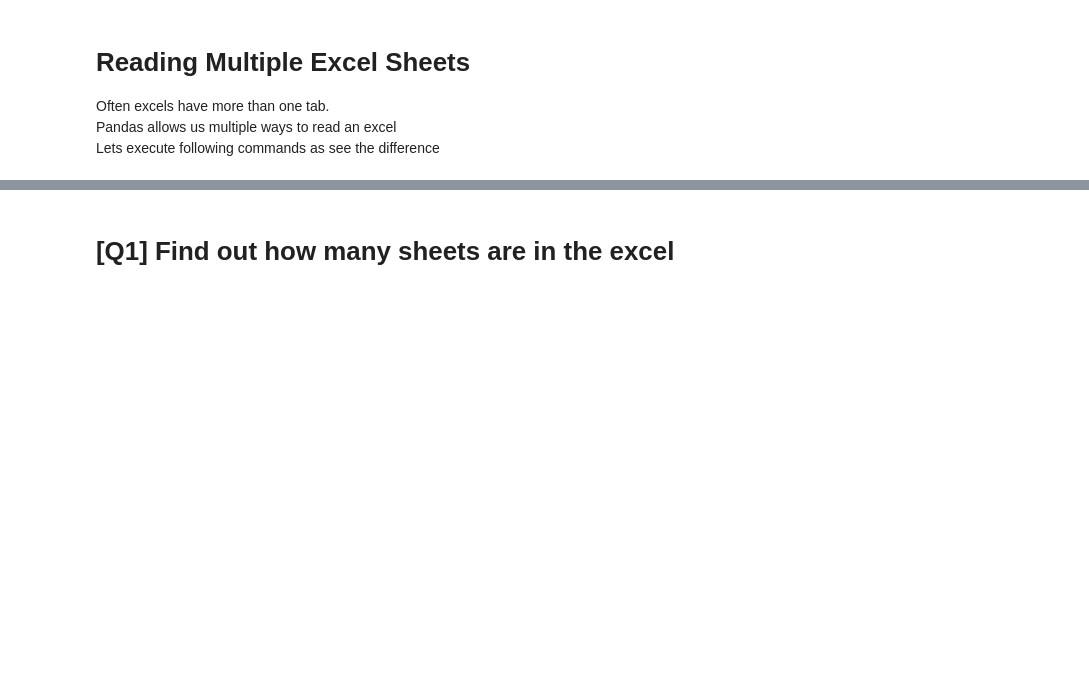
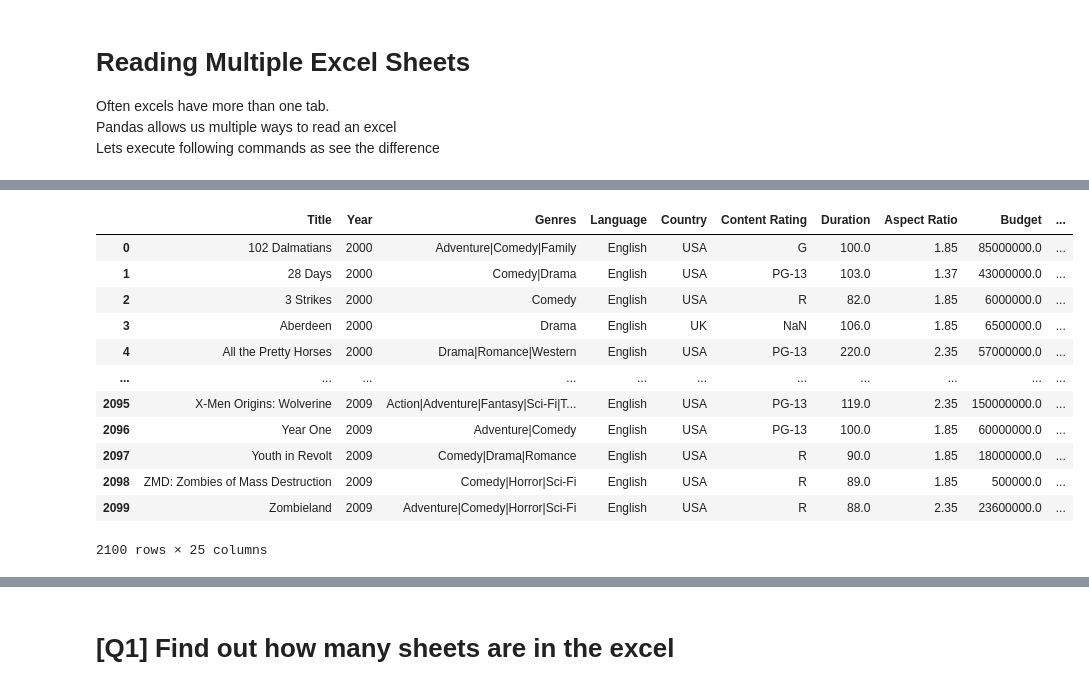
Before and after one commit to sinha1/qb-cfg-advance-pandas, a Jupyter notebook: 01_pandas_in_the_real_world.ipynb, the cells around one changed output, grey strips where cells are left out. Drawn from its saved outputs; the diff is of its cells as text; code cells hidden in the pictures; blank space fills up the shorter version.

```diff
--- a/01_pandas_in_the_real_world.ipynb
+++ b/01_pandas_in_the_real_world.ipynb
@@ -32,4 +62,19 @@ all_sheets = pd.read_excel('movies.xls', sheet_name = None)
 # %%
 # In this cell check result of variable selected_sheet_only_w_index
+selected_sheet_only_w_index
+# %% [output]
+|  | Title | Year | Genres | Language | Country | Content Rating | Duration | Aspect Ratio | Budget | ... |
+| 0 | 102 Dalmatians | 2000 | Adventure|Comedy|Family | English | USA | G | 100.0 | 1.85 | 85000000.0 | ... |
+| 1 | 28 Days | 2000 | Comedy|Drama | English | USA | PG-13 | 103.0 | 1.37 | 43000000.0 | ... |
+| 2 | 3 Strikes | 2000 | Comedy | English | USA | R | 82.0 | 1.85 | 6000000.0 | ... |
+| 3 | Aberdeen | 2000 | Drama | English | UK | NaN | 106.0 | 1.85 | 6500000.0 | ... |
+| 4 | All the Pretty Horses | 2000 | Drama|Romance|Western | English | USA | PG-13 | 220.0 | 2.35 | 57000000.0 | ... |
+| ... | ... | ... | ... | ... | ... | ... | ... | ... | ... | ... |
+| 2095 | X-Men Origins: Wolverine | 2009 | Action|Adventure|Fantasy|Sci-Fi|T... | English | USA | PG-13 | 119.0 | 2.35 | 150000000.0 | ... |
+| 2096 | Year One | 2009 | Adventure|Comedy | English | USA | PG-13 | 100.0 | 1.85 | 60000000.0 | ... |
+| 2097 | Youth in Revolt | 2009 | Comedy|Drama|Romance | English | USA | R | 90.0 | 1.85 | 18000000.0 | ... |
+| 2098 | ZMD: Zombies of Mass Destruction | 2009 | Comedy|Horror|Sci-Fi | English | USA | R | 89.0 | 1.85 | 500000.0 | ... |
+| 2099 | Zombieland | 2009 | Adventure|Comedy|Horror|Sci-Fi | English | USA | R | 88.0 | 2.35 | 23600000.0 | ... |
+2100 rows × 25 columns
 # %%
 # In this cell check result of variable all_sheets
```
Also changed, not shown: parts of 12 cells of this notebook.
